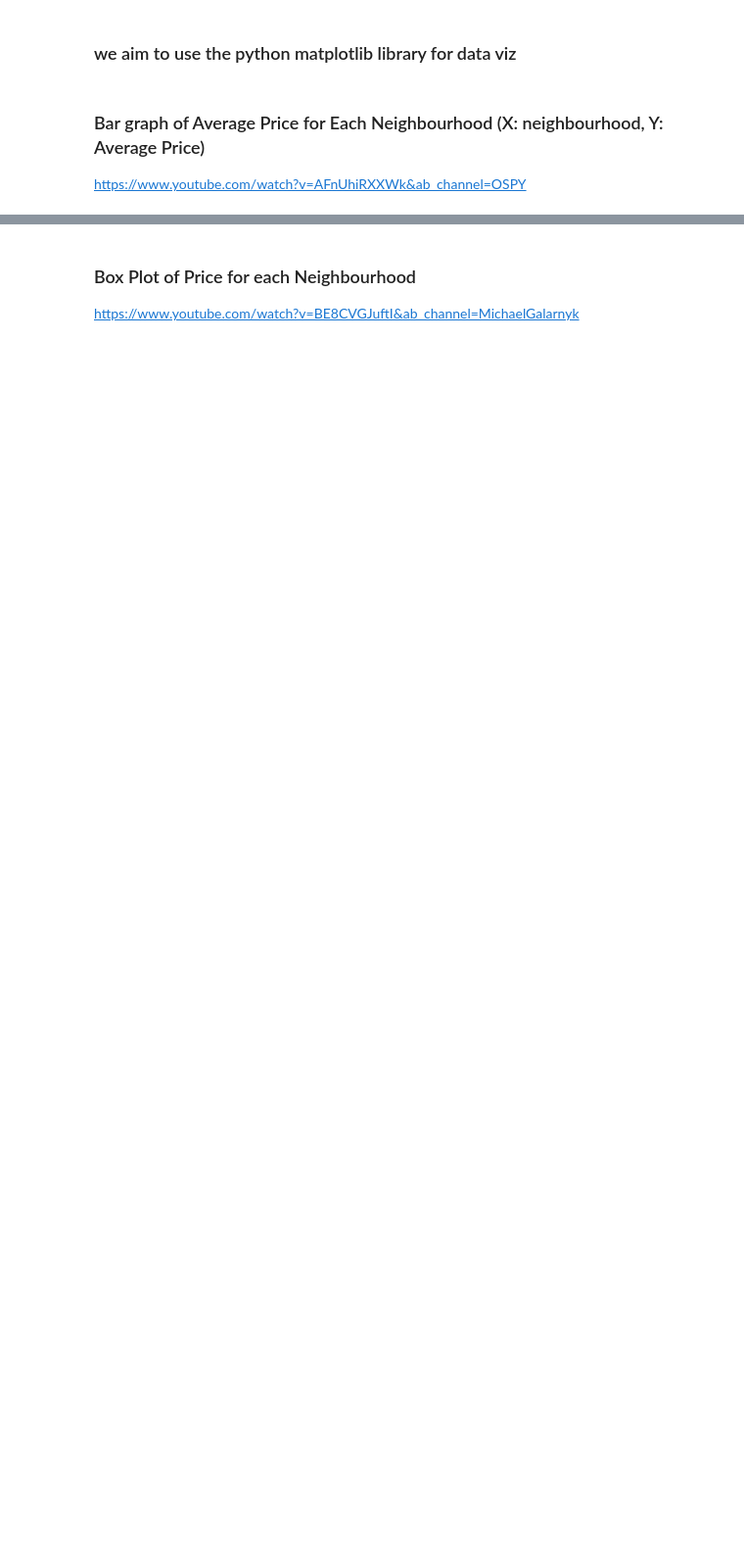
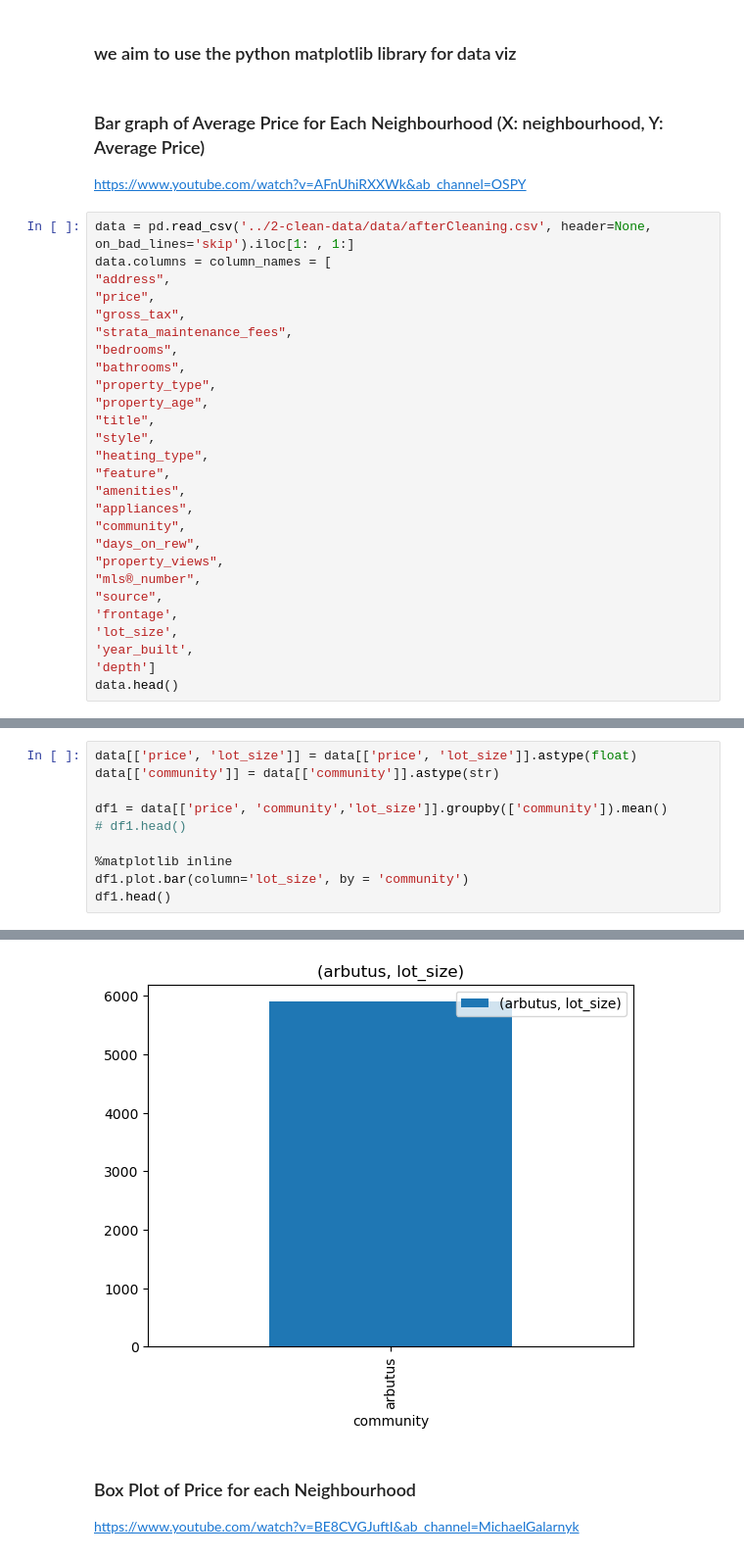
Before and after one commit to Real-Estate-Predictor/Real-Estate-Predictor-V2, a Jupyter notebook: 3-ML-models/data-visualization.ipynb, the cells around one changed output, grey strips where cells are left out. Shown: that part at 98% size. Saved outputs shown, nothing was run; the diff lists cells and outputs as text; blank space fills up the shorter version.

Commit message:
data visualisation half finish

```diff
--- a/3-ML-models/data-visualization.ipynb
+++ b/3-ML-models/data-visualization.ipynb
@@ -3,3 +5,30 @@
 # %% [markdown]
 ### Bar graph of Average Price for Each Neighbourhood (X: neighbourhood, Y: Average Price)
 https://www.youtube.com/watch?v=AFnUhiRXXWk&ab_channel=OSPY
+# %%
+data = pd.read_csv('../2-clean-data/data/afterCleaning.csv', header=None, on_bad_lines='skip').iloc[1: , 1:]
+data.columns = column_names = [
+"address",
+"price",
+"gross_tax",
+"strata_maintenance_fees",
+"bedrooms",
+"bathrooms",
+"property_type",
+"property_age",
+"title",
+"style",
+"heating_type",
+"feature",
+"amenities",
+"appliances",
+"community",
+"days_on_rew",
+"property_views",
+"mls®_number",
+"source",
+'frontage',
+'lot_size',
+'year_built',
+'depth']
+data.head()
@@ -7,0 +45,11 @@ https://www.youtube.com/watch?v=AFnUhiRXXWk&ab_channel=OSPY
+# %%
+data[['price', 'lot_size']] = data[['price', 'lot_size']].astype(float)
+data[['community']] = data[['community']].astype(str)
+
+df1 = data[['price', 'community','lot_size']].groupby(['community']).mean()
+# df1.head()
+
+%matplotlib inline
+df1.plot.bar(column='lot_size', by = 'community')
+df1.head()
+# %% [output]
@@ -8,3 +59,4 @@ https://www.youtube.com/watch?v=AFnUhiRXXWk&ab_channel=OSPY
+[figure, added]
 # %% [markdown]
 ### Box Plot of Price for each Neighbourhood
 https://www.youtube.com/watch?v=BE8CVGJuftI&ab_channel=MichaelGalarnyk
```
Also changed, not shown: parts of 5 cells of this notebook, 2 other files.
